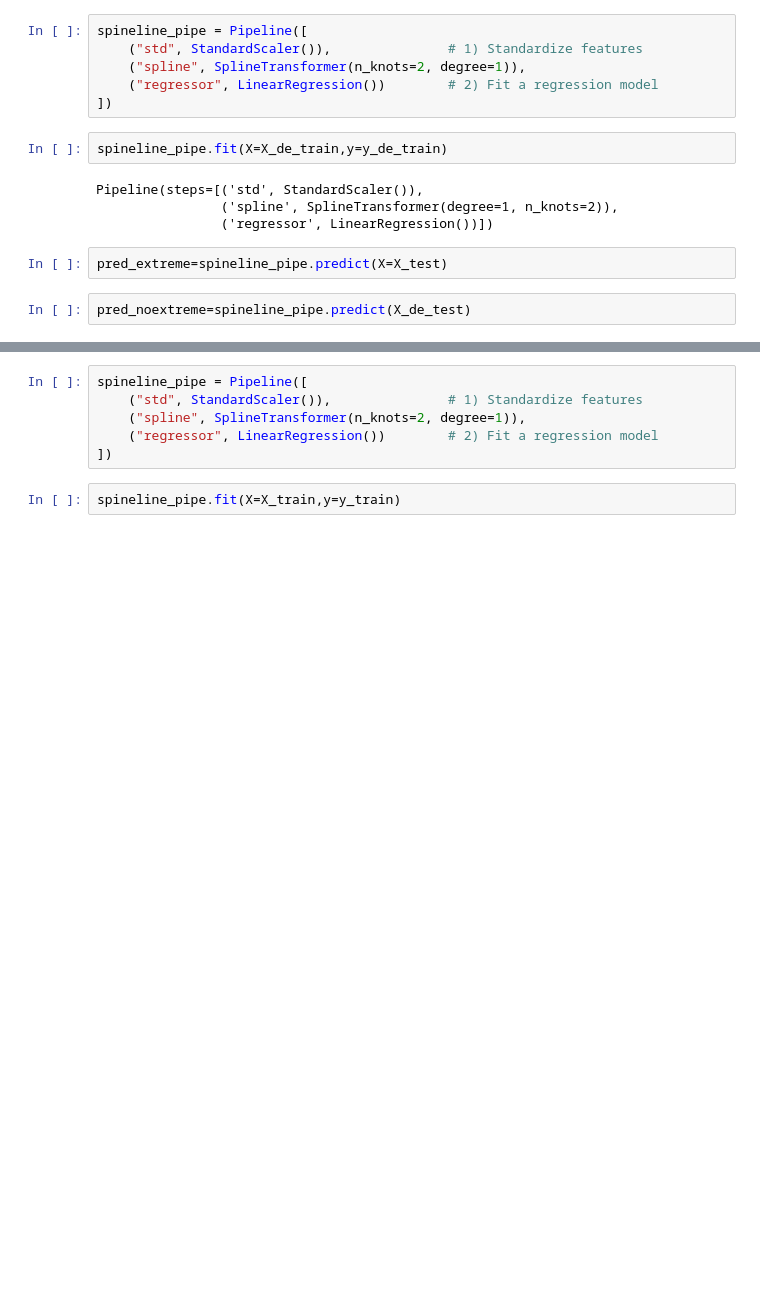
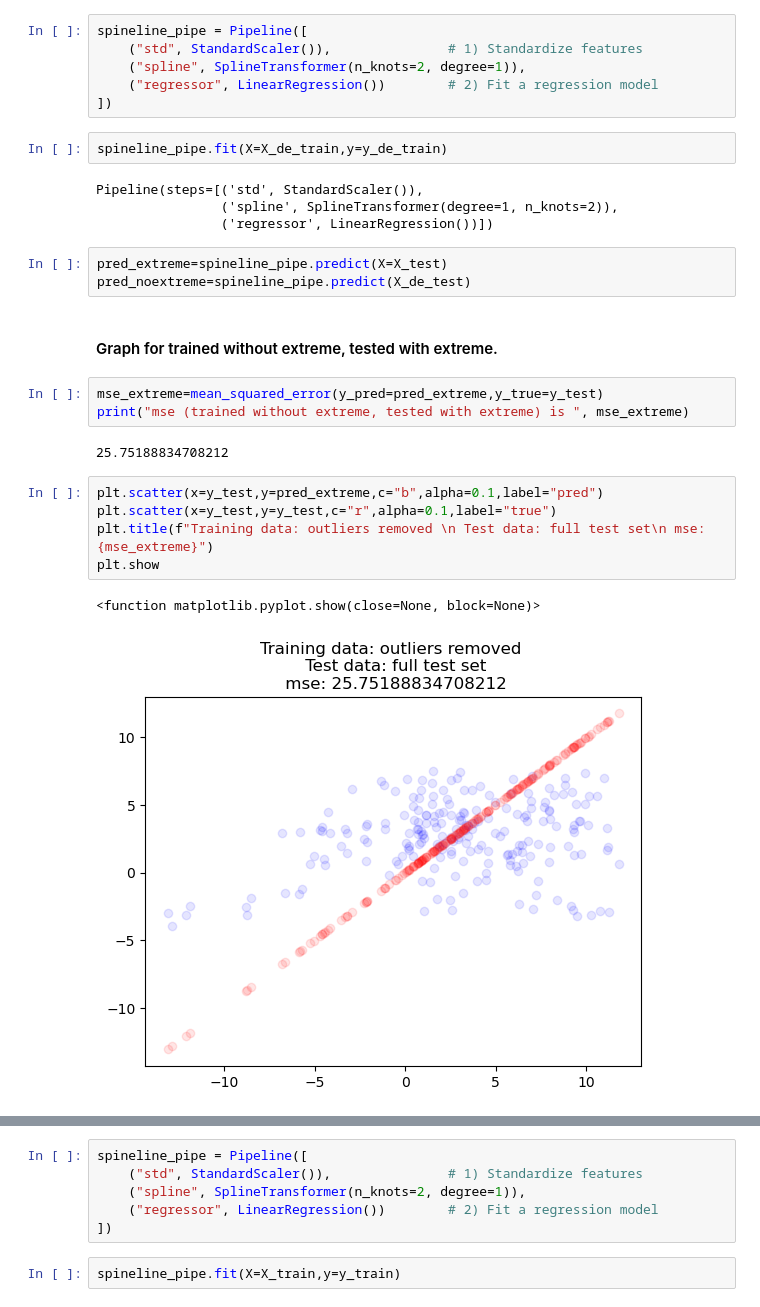
Before and after one commit to YCoeusZ/industrial-resources-and-its-impact, a Jupyter notebook: model_training/spline/mtspline_INF_ADJ.ipynb, the cells around one changed output, grey strips where cells are left out. Drawn from its saved outputs; the diff is of its cells as text; blank space fills up the shorter version.

```diff
--- a/model_training/spline/mtspline_INF_ADJ.ipynb
+++ b/model_training/spline/mtspline_INF_ADJ.ipynb
@@ -251,6 +234,20 @@ Pipeline(steps=[('std', StandardScaler()),
                 ('regressor', LinearRegression())])
 # %%
 pred_extreme=spineline_pipe.predict(X=X_test)
+pred_noextreme=spineline_pipe.predict(X_de_test)
-# %%
-pred_noextreme=spineline_pipe.predict(X_de_test)
+# %% [markdown]
+#### Graph for trained without extreme, tested with extreme.
+# %%
+mse_extreme=mean_squared_error(y_pred=pred_extreme,y_true=y_test)
+print("mse (trained without extreme, tested with extreme) is ", mse_extreme)
+# %% [output]
+25.75188834708212
+# %%
+plt.scatter(x=y_test,y=pred_extreme,c="b",alpha=0.1,label="pred")
+plt.scatter(x=y_test,y=y_test,c="r",alpha=0.1,label="true")
+plt.title(f"Training data: outliers removed \n Test data: full test set\n mse: {mse_extreme}")
+plt.show
+# %% [output]
+<function matplotlib.pyplot.show(close=None, block=None)>
+[figure, added]
 # %% [markdown]
```
Also changed, not shown: parts of 56 cells of this notebook, 1 other file.
